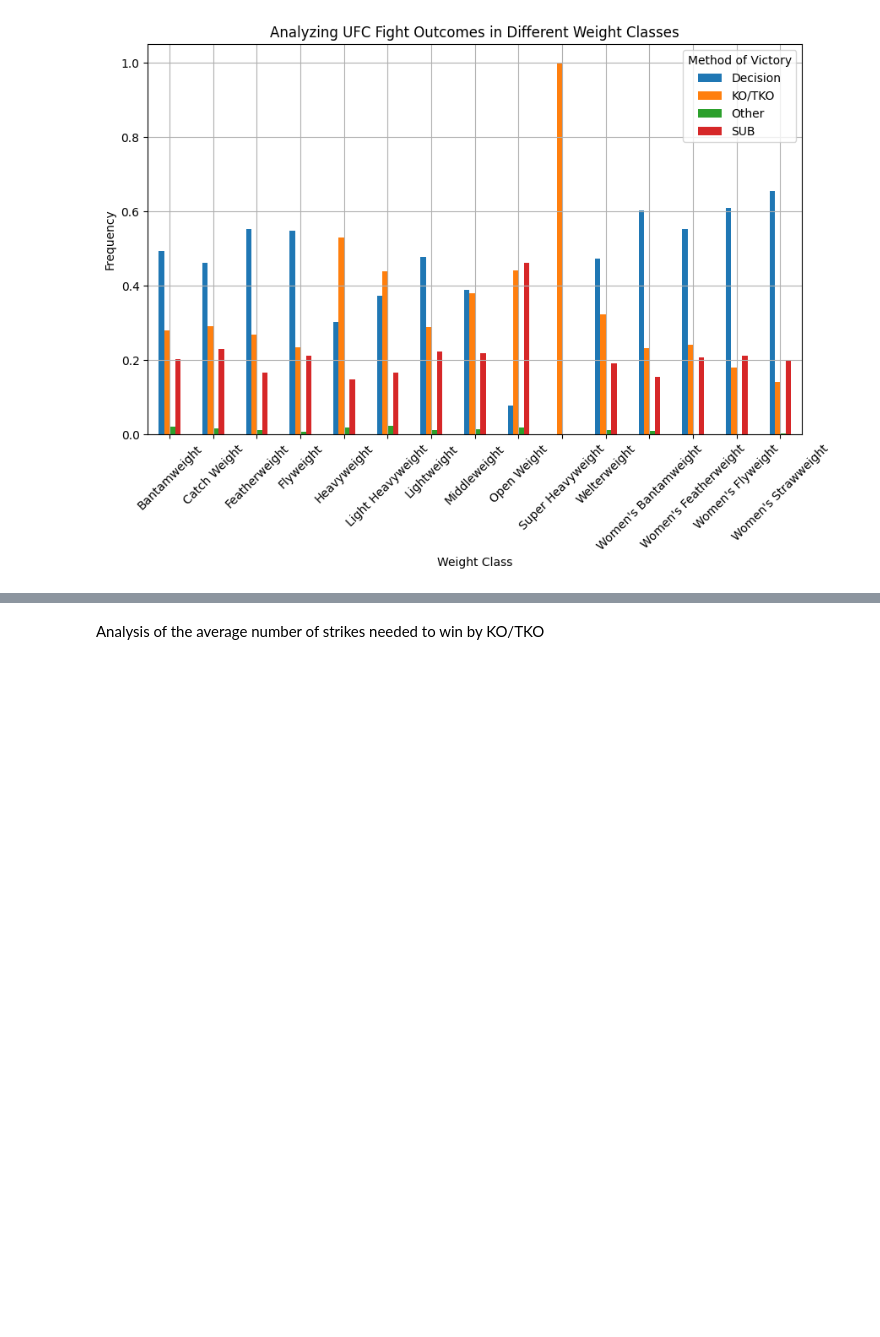
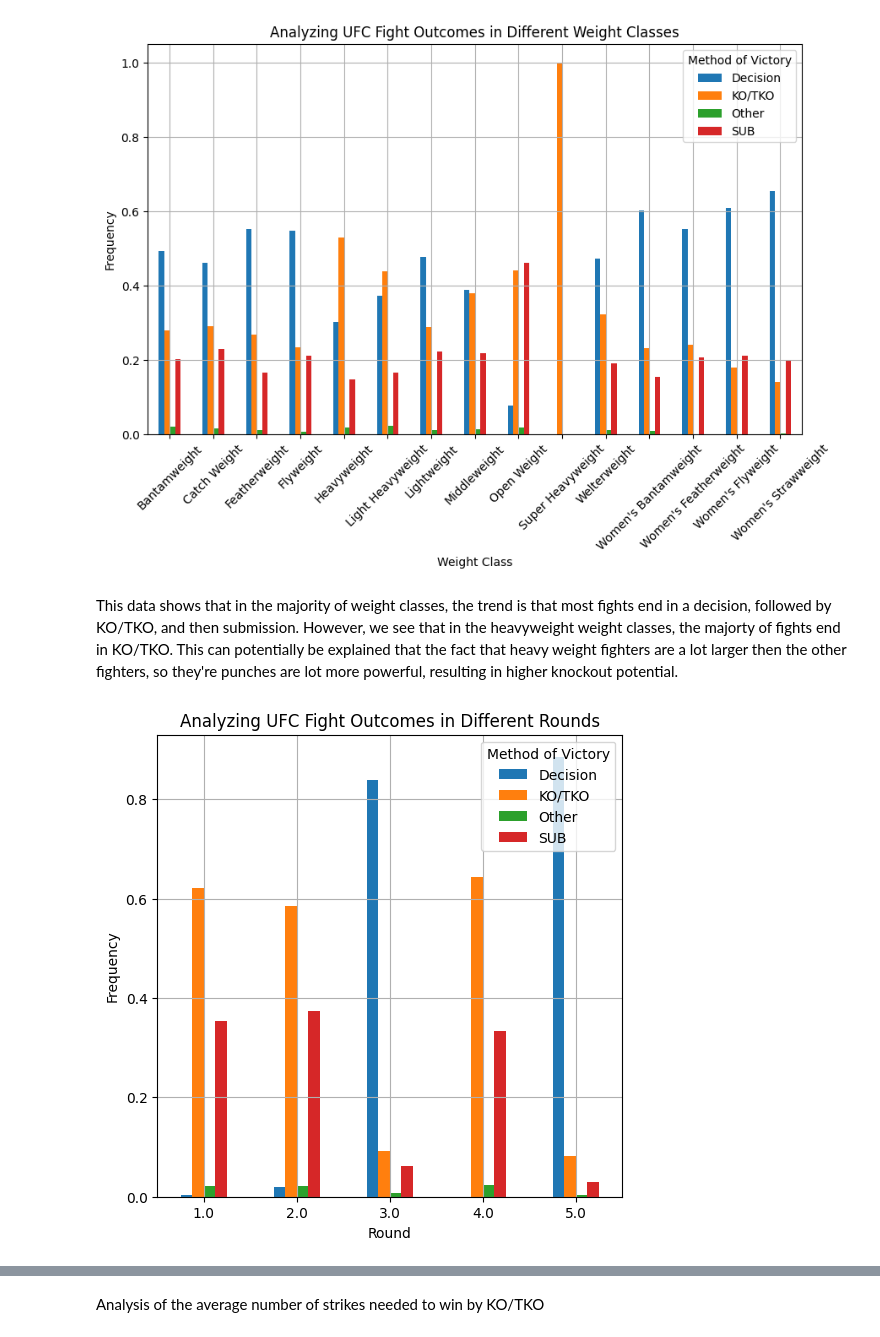
Before and after one commit to thomassems/UFC-Fight-Analytics, a Jupyter notebook: fight_analysis.ipynb, the cells around one changed output, grey strips where cells are left out. Saved outputs shown, nothing was run; the diff lists cells and outputs as text; code cells hidden in the pictures; blank space fills up the shorter version.

Commit message:
created a plot for the frequency in which different methods of victory occur in different rounds

```diff
--- a/fight_analysis.ipynb
+++ b/fight_analysis.ipynb
@@ -185,3 +187,20 @@ plt.legend(title='Method of Victory', loc="upper right")
 plt.show()
 # %% [output]
 [figure]
+# %% [markdown]
+This data shows that in the majority of weight classes, the trend is that most fights end in a decision, followed by KO/TKO, and then submission. However, we see that in the heavyweight weight classes, the majorty of fights end in KO/TKO. This can potentially be explained that the fact that heavy weight fighters are a lot larger then the other fighters, so they're punches are lot more powerful, resulting in higher knockout potential.
+# %%
+frequencies = train_data.groupby(['Round', 'VictoryMethod']).size().reset_index(name='Frequency')
+frequencies['RoundTotal'] = frequencies.groupby('Round')['Frequency'].transform('sum')
+frequencies['Proportion'] = frequencies['Frequency'] / frequencies['RoundTotal']
+pivot_df = frequencies.pivot(index='Round', columns='VictoryMethod', values='Proportion')
+pivot_df.plot(kind='bar', figsize=(6, 6))
+plt.title('Analyzing UFC Fight Outcomes in Different Rounds')
+plt.xlabel('Round')
+plt.ylabel('Frequency')
+plt.xticks(rotation=0)
+plt.grid(True)
+plt.legend(title='Method of Victory', loc="upper right")
+plt.show()
+# %% [output]
+[figure, added]
```
Also changed, not shown: parts of 4 cells of this notebook.
